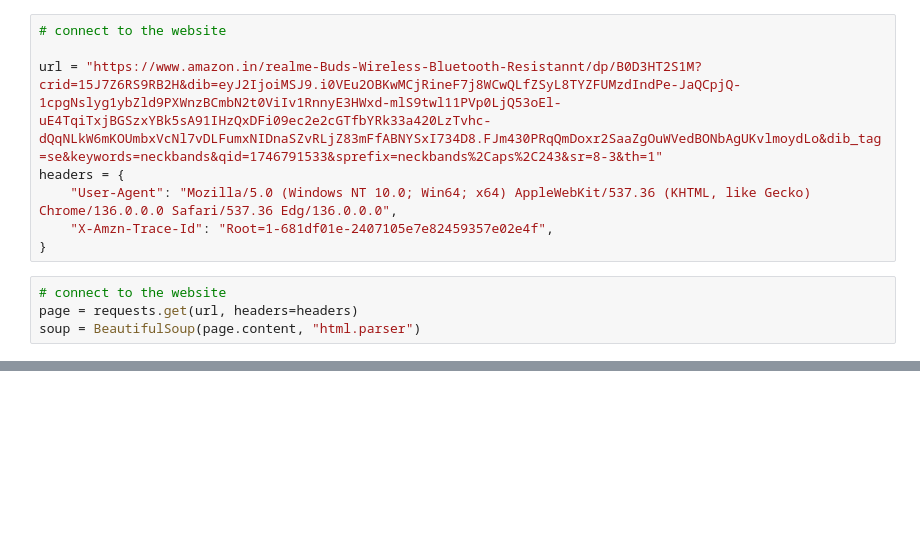
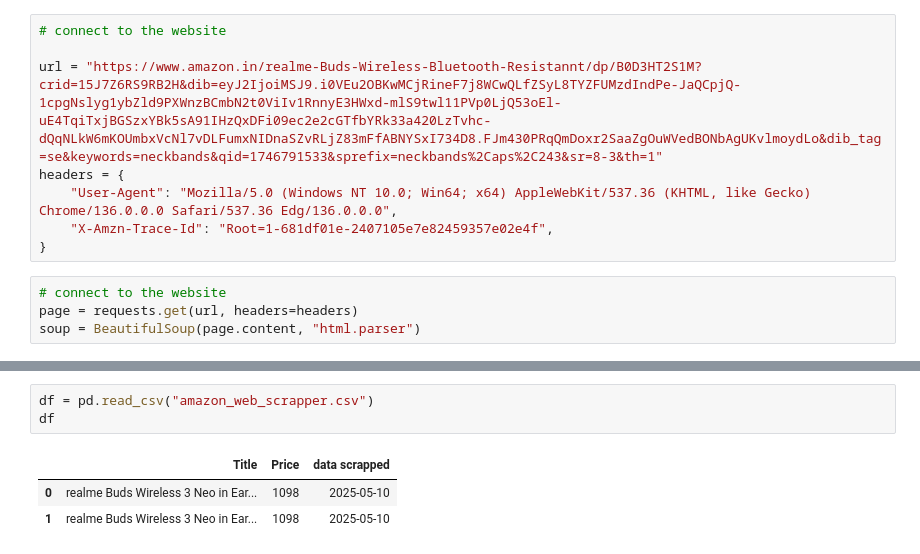
Before and after one commit to ishumann/Data-Analysis-Practice, a Jupyter notebook: Python/Amazon_web_scrapping/Amazon_web_scrapper.ipynb, the cells around one changed output, grey strips where cells are left out. Saved outputs shown, nothing was run; the diff lists cells and outputs as text; blank space fills up the shorter version.

Commit message:
Add CSV file for Amazon web scraping results and update Jupyter notebook to include data writing functionality and email notification for price drops.

```diff
--- a/Python/Amazon_web_scrapping/Amazon_web_scrapper.ipynb
+++ b/Python/Amazon_web_scrapping/Amazon_web_scrapper.ipynb
@@ -45,0 +65,7 @@ title
+# %%
+df = pd.read_csv("amazon_web_scrapper.csv")
+df
+# %% [output]
+|  | Title | Price | data scrapped |
+| 0 | realme Buds Wireless 3 Neo in Ear... | 1098 | 2025-05-10 |
+| 1 | realme Buds Wireless 3 Neo in Ear... | 1098 | 2025-05-10 |
```
Also changed, not shown: parts of 10 cells of this notebook, 1 other file.
